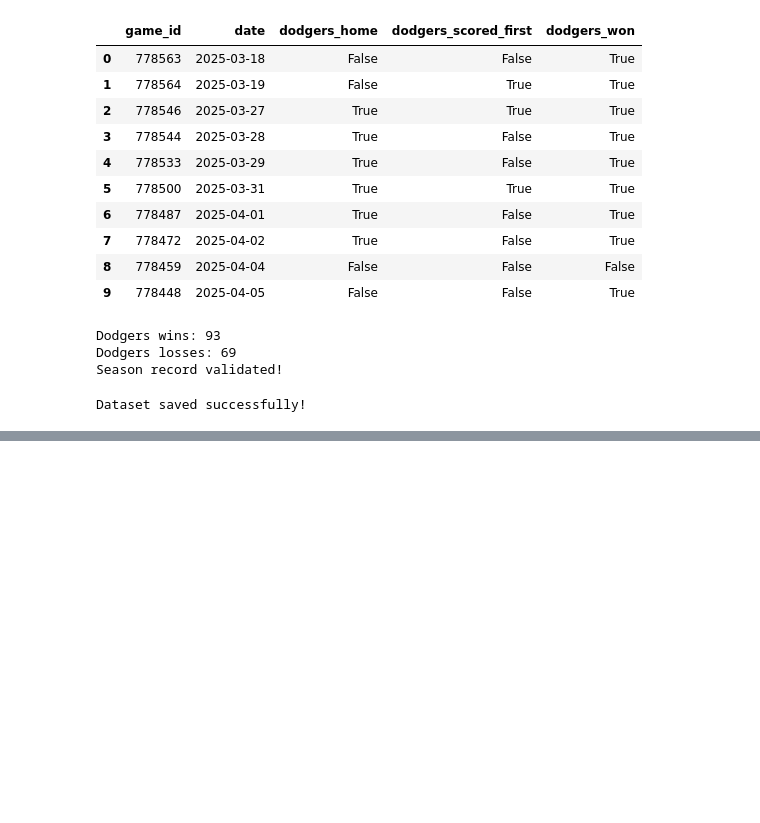
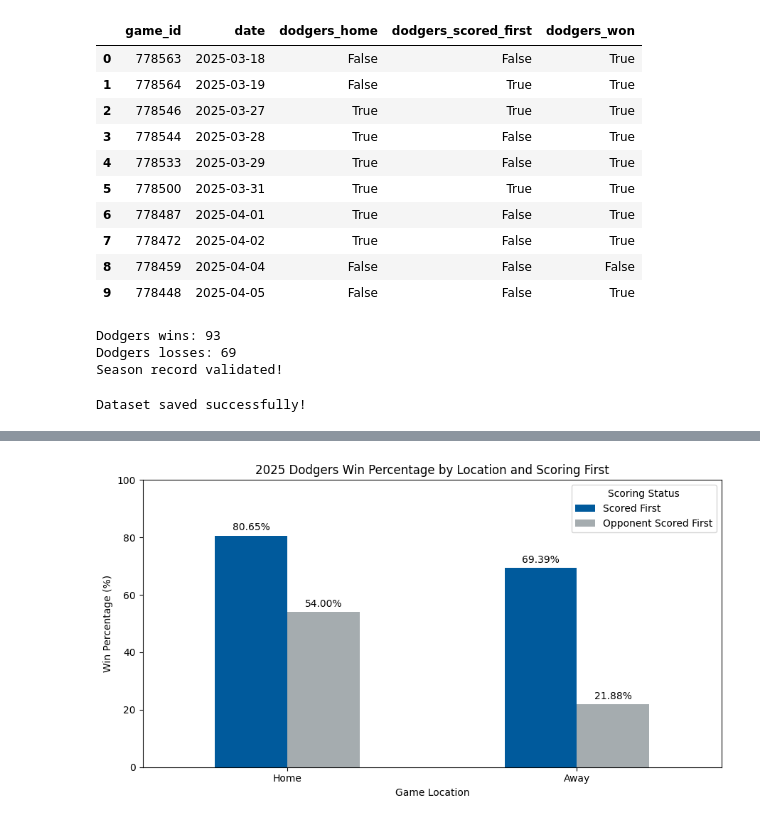
Before and after one commit to Danny4277/dodgers-scoring-first-analysis, a Jupyter notebook: notebooks/dodgers_scoring_first_analysis.ipynb, the cells around one changed output, grey strips where cells are left out. Drawn from its saved outputs; the diff is of its cells as text; code cells hidden in the pictures; blank space fills up the shorter version.

```diff
--- a/notebooks/dodgers_scoring_first_analysis.ipynb
+++ b/notebooks/dodgers_scoring_first_analysis.ipynb
@@ -312,0 +363,16 @@ Dataset saved successfully!
+# %%
+query = """
+SELECT
+    dodgers_home,
+    dodgers_scored_first,
+    COUNT(*) AS total_games,
+    SUM(dodgers_won) AS wins,
+    ROUND(100.0 * SUM(dodgers_won) / COUNT(*), 2) AS win_percentage
+FROM dodgers_games
+GROUP BY dodgers_home, dodgers_scored_first
+ORDER BY dodgers_home DESC, dodgers_scored_first DESC;
+"""
+
+home_away_results = pd.read_sql_query(query, conn)
+
+display(home_away_results)
@@ -312,0 +425,36 @@ Dataset saved successfully!
+# %%
+pivot = home_away_results.pivot(
+    index="dodgers_home",
+    columns="dodgers_scored_first",
+    values="win_percentage"
+)
+
+pivot = pivot.rename(
+    index={1: "Home", 0: "Away"},
+    columns={1: "Scored First", 0: "Opponent Scored First"}
+)
+
+pivot = pivot.loc[["Home", "Away"],
+                  ["Scored First", "Opponent Scored First"]]
+
+ax = pivot.plot(
+    kind="bar",
+    figsize=(9, 5),
+    color=["#005A9C", "#A5ACAF"],
+    rot=0
+)
+
+ax.set_title("2025 Dodgers Win Percentage by Location and Scoring First")
+ax.set_xlabel("Game Location")
+ax.set_ylabel("Win Percentage (%)")
+ax.set_ylim(0, 100)
+ax.legend(title="Scoring Status")
+
+for container in ax.containers:
+    ax.bar_label(container, fmt="%.2f%%", padding=3)
+
+plt.tight_layout()
+plt.savefig("home_away_win_percentage.png", dpi=300)
+plt.show()
+# %% [output]
+[figure, added]
```
Also changed, not shown: parts of 9 cells of this notebook.
